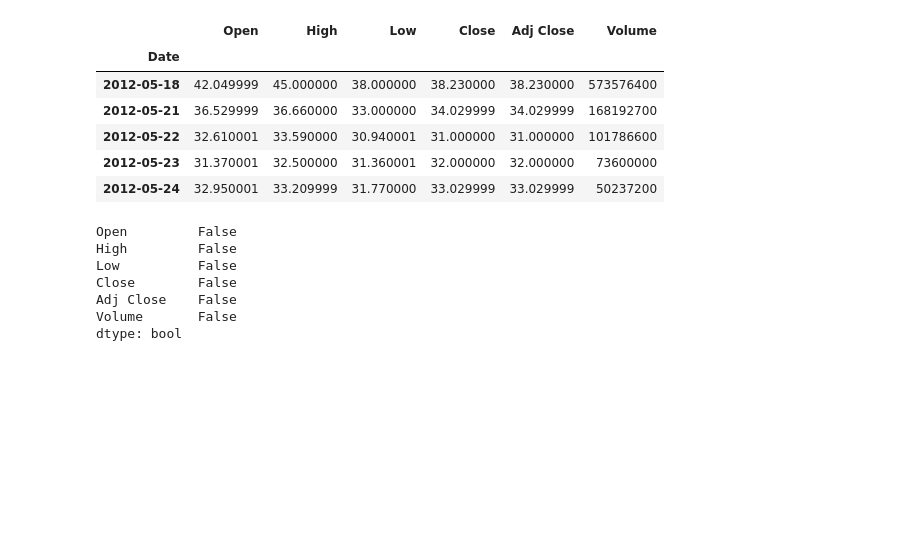
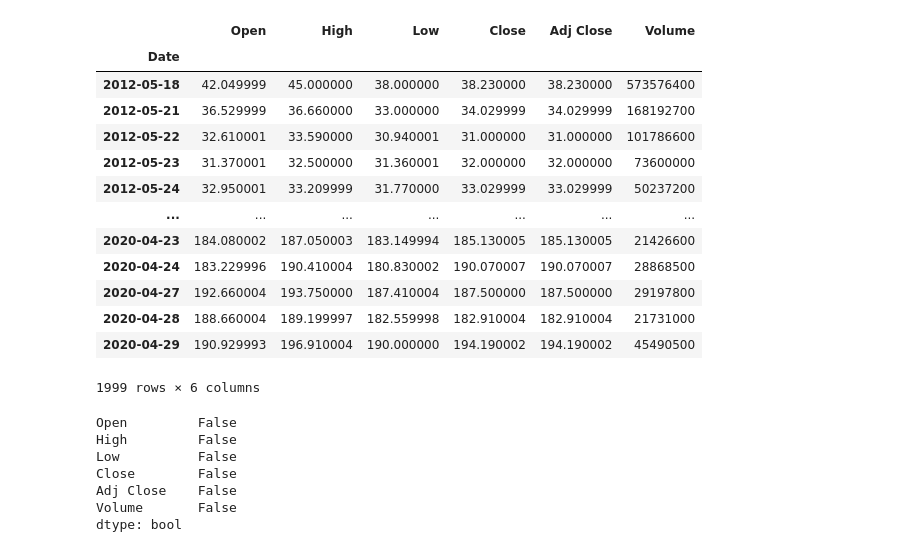
Before and after one commit to rooneyrulz/facebook_stock_prediction, a Jupyter notebook: Prediction.ipynb, the cells around one changed output. Drawn from its saved outputs; the diff is of its cells as text; code cells hidden in the pictures; blank space fills up the shorter version.

```diff
--- a/Prediction.ipynb
+++ b/Prediction.ipynb
@@ -8,15 +8,22 @@ from sklearn.preprocessing import MinMaxScaler
 # Reading The Data
 data = pd.read_csv('data/facebook_stock.csv', index_col='Date', parse_dates = True)
 # %%
-data.head()
+data
 # %% [output]
 |  | Open | High | Low | Close | Adj Close | Volume |
 | Date |  |  |  |  |  |  |
 | 2012-05-18 | 42.049999 | 45.000000 | 38.000000 | 38.230000 | 38.230000 | 573576400 |
 | 2012-05-21 | 36.529999 | 36.660000 | 33.000000 | 34.029999 | 34.029999 | 168192700 |
 | 2012-05-22 | 32.610001 | 33.590000 | 30.940001 | 31.000000 | 31.000000 | 101786600 |
 | 2012-05-23 | 31.370001 | 32.500000 | 31.360001 | 32.000000 | 32.000000 | 73600000 |
 | 2012-05-24 | 32.950001 | 33.209999 | 31.770000 | 33.029999 | 33.029999 | 50237200 |
+| ... | ... | ... | ... | ... | ... | ... |
+| 2020-04-23 | 184.080002 | 187.050003 | 183.149994 | 185.130005 | 185.130005 | 21426600 |
+| 2020-04-24 | 183.229996 | 190.410004 | 180.830002 | 190.070007 | 190.070007 | 28868500 |
+| 2020-04-27 | 192.660004 | 193.750000 | 187.410004 | 187.500000 | 187.500000 | 29197800 |
+| 2020-04-28 | 188.660004 | 189.199997 | 182.559998 | 182.910004 | 182.910004 | 21731000 |
+| 2020-04-29 | 190.929993 | 196.910004 | 190.000000 | 194.190002 | 194.190002 | 45490500 |
+1999 rows × 6 columns
 # %%
 # Checking for NAN OR Missing Values
 data.isna().any()
```
Also changed, not shown: parts of 3 cells of this notebook.
